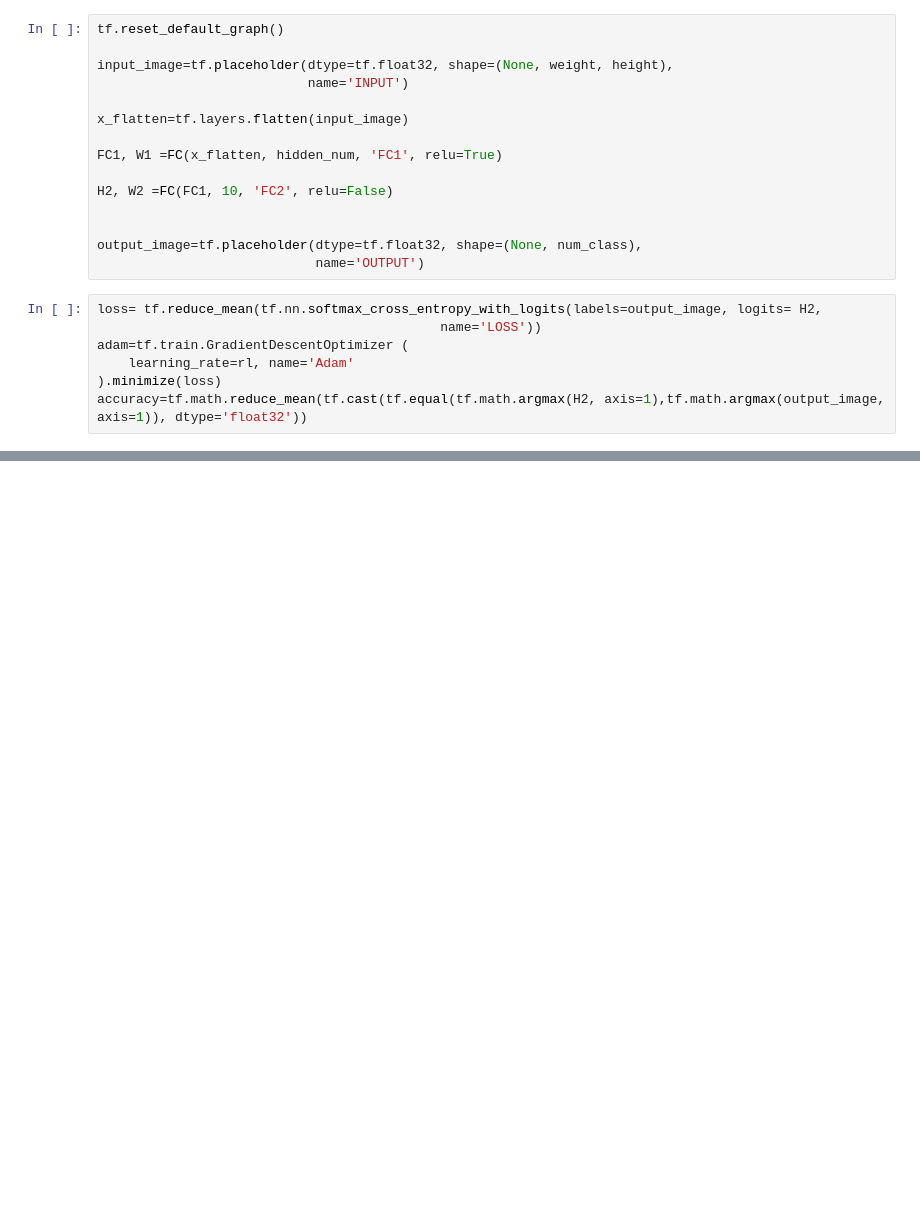
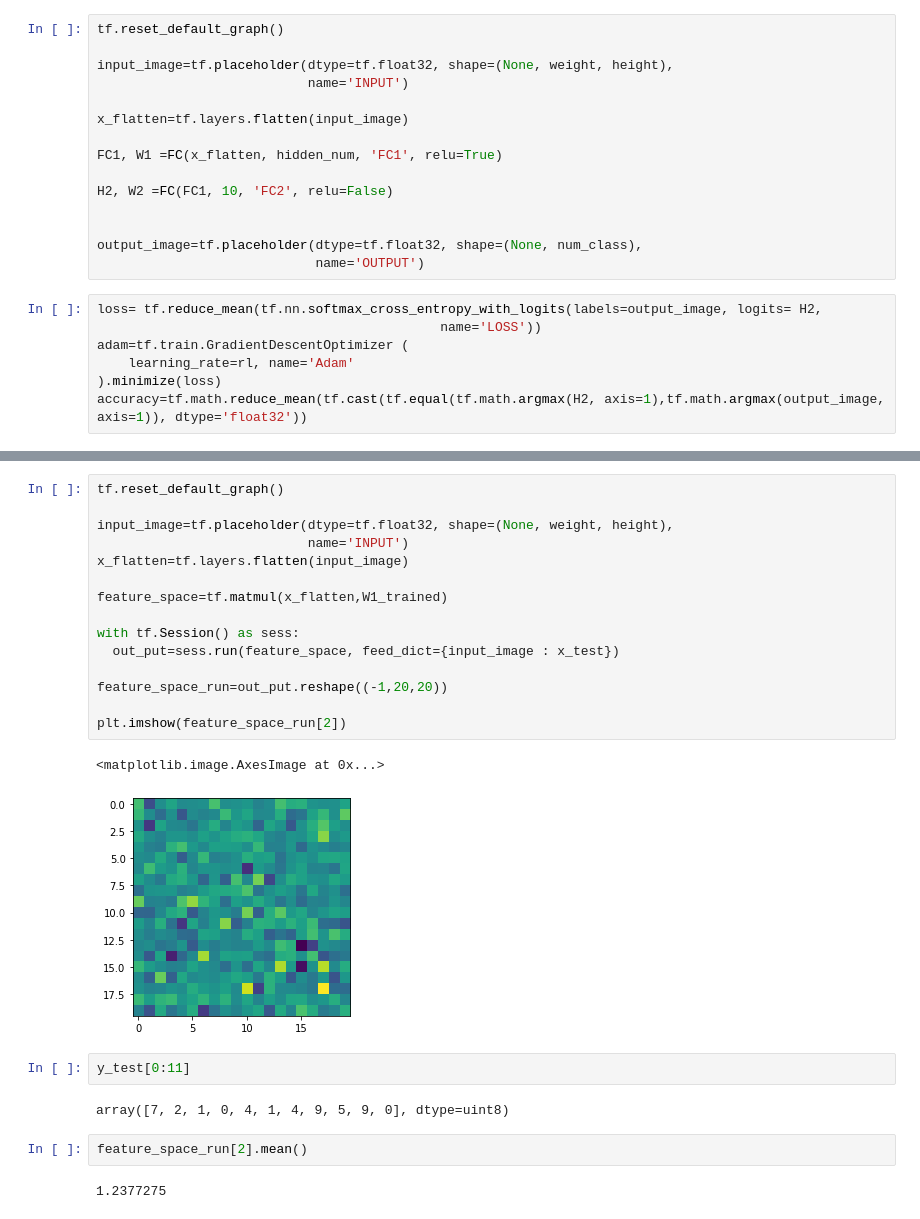
Before and after one commit to AlirezaKhodabakhsh/Tensorflow1.XX-Tutorial, a Jupyter notebook: Tensorflow_1_XX_Toturial_Example.ipynb, the cells around one changed output, grey strips where cells are left out. Cells and saved outputs as stored; diff of their text form; blank space fills up the shorter version.

```diff
--- a/Tensorflow_1_XX_Toturial_Example.ipynb
+++ b/Tensorflow_1_XX_Toturial_Example.ipynb
@@ -266,0 +312,26 @@ for i in range(0,3):
+# %%
+tf.reset_default_graph()
+
+input_image=tf.placeholder(dtype=tf.float32, shape=(None, weight, height),
+                           name='INPUT')
+x_flatten=tf.layers.flatten(input_image)
+
+feature_space=tf.matmul(x_flatten,W1_trained)
+
+with tf.Session() as sess:
+  out_put=sess.run(feature_space, feed_dict={input_image : x_test})
+
+feature_space_run=out_put.reshape((-1,20,20))
+
+plt.imshow(feature_space_run[2])
+# %% [output]
+<matplotlib.image.AxesImage at 0x...>
+[figure, added]
+# %%
+y_test[0:11]
+# %% [output]
+array([7, 2, 1, 0, 4, 1, 4, 9, 5, 9, 0], dtype=uint8)
+# %%
+feature_space_run[2].mean()
+# %% [output]
+1.2377275
```
Also changed, not shown: parts of 21 cells of this notebook.
